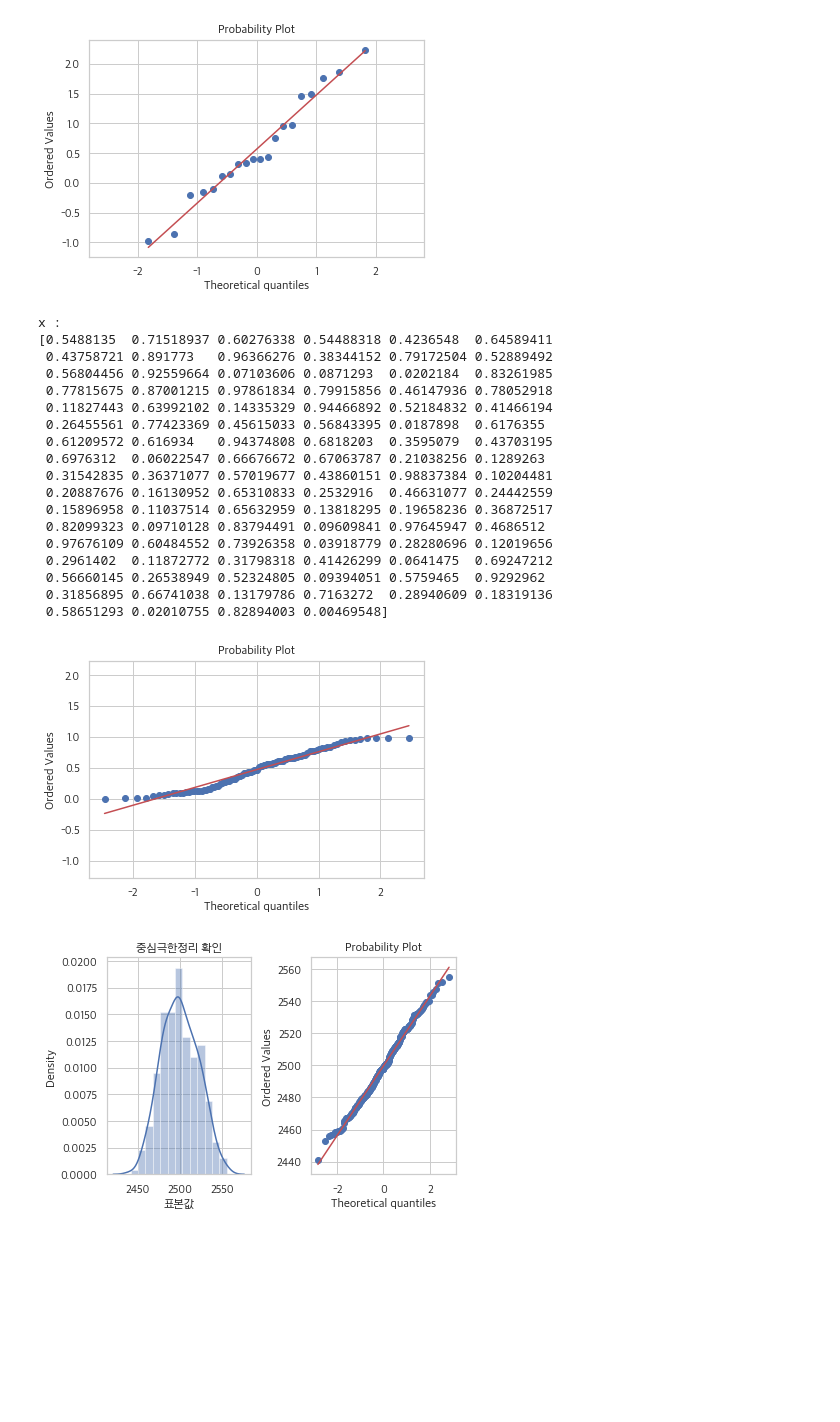
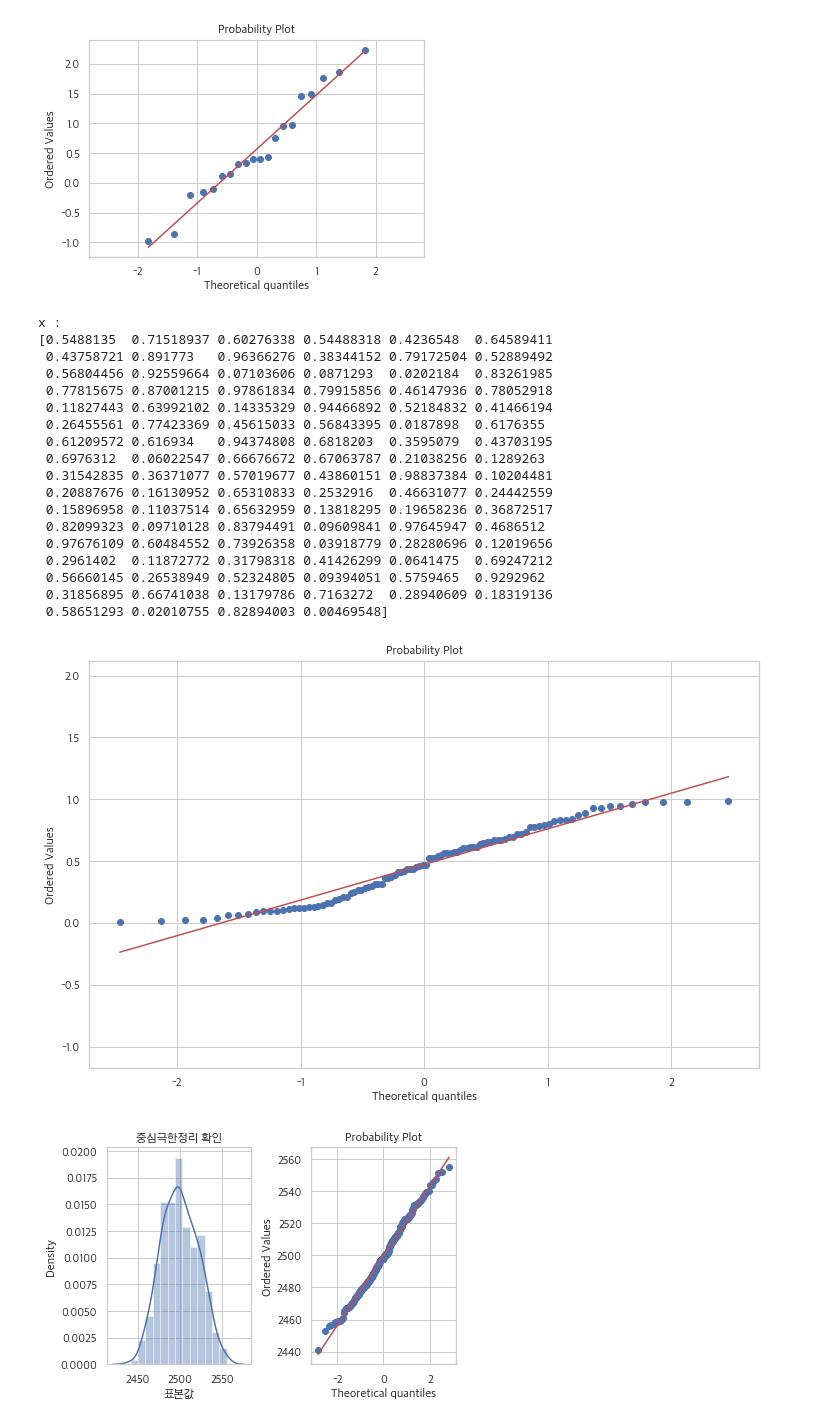
Before and after one commit to wooseok1152/python-data_science_school, a Jupyter notebook: data_science_school_example_script.ipynb, the cells around one changed output. Saved outputs shown, nothing was run; the diff lists cells and outputs as text; code cells hidden in the pictures; blank space fills up the shorter version.

```diff
--- a/data_science_school_practice.ipynb
+++ b/data_science_school_example_script.ipynb
@@ -3130,35 +3147,37 @@ qf :
 [figure]
 # %%
 # 정규분포를 따르지 않는 데이터에 대한 Q-Q plot
+
+%matplotlib inline
 
 np.random.seed(0)
 x = np.random.rand(100)
 print("x :")
 print(x ,"\n")
-plt.figure()
+plt.figure(figsize = (12, 7.5))
 sp.stats.probplot(x, plot = plt)
 plt.axis("equal")
 plt.show()
 # %% [output]
 x :
 [0.5488135  0.71518937 0.60276338 0.54488318 0.4236548  0.64589411
  0.43758721 0.891773   0.96366276 0.38344152 0.79172504 0.52889492
  0.56804456 0.92559664 0.07103606 0.0871293  0.0202184  0.83261985
  0.77815675 0.87001215 0.97861834 0.79915856 0.46147936 0.78052918
  0.11827443 0.63992102 0.14335329 0.94466892 0.52184832 0.41466194
  0.26455561 0.77423369 0.45615033 0.56843395 0.0187898  0.6176355
  0.61209572 0.616934   0.94374808 0.6818203  0.3595079  0.43703195
  0.6976312  0.06022547 0.66676672 0.67063787 0.21038256 0.1289263
  0.31542835 0.36371077 0.57019677 0.43860151 0.98837384 0.10204481
  0.20887676 0.16130952 0.65310833 0.2532916  0.46631077 0.24442559
  0.15896958 0.11037514 0.65632959 0.13818295 0.19658236 0.36872517
  0.82099323 0.09710128 0.83794491 0.09609841 0.97645947 0.4686512
  0.97676109 0.60484552 0.73926358 0.03918779 0.28280696 0.12019656
  0.2961402  0.11872772 0.31798318 0.41426299 0.0641475  0.69247212
  0.56660145 0.26538949 0.52324805 0.09394051 0.5759465  0.9292962
  0.31856895 0.66741038 0.13179786 0.7163272  0.28940609 0.18319136
  0.58651293 0.02010755 0.82894003 0.00469548]
-[figure, old version]
+[figure, new version]
 # %%
 # '중심극한정리(표본내 원소들의 합 활용)'를 그래프로 확인
 
```
Also changed, not shown: parts of 39 cells of this notebook.
